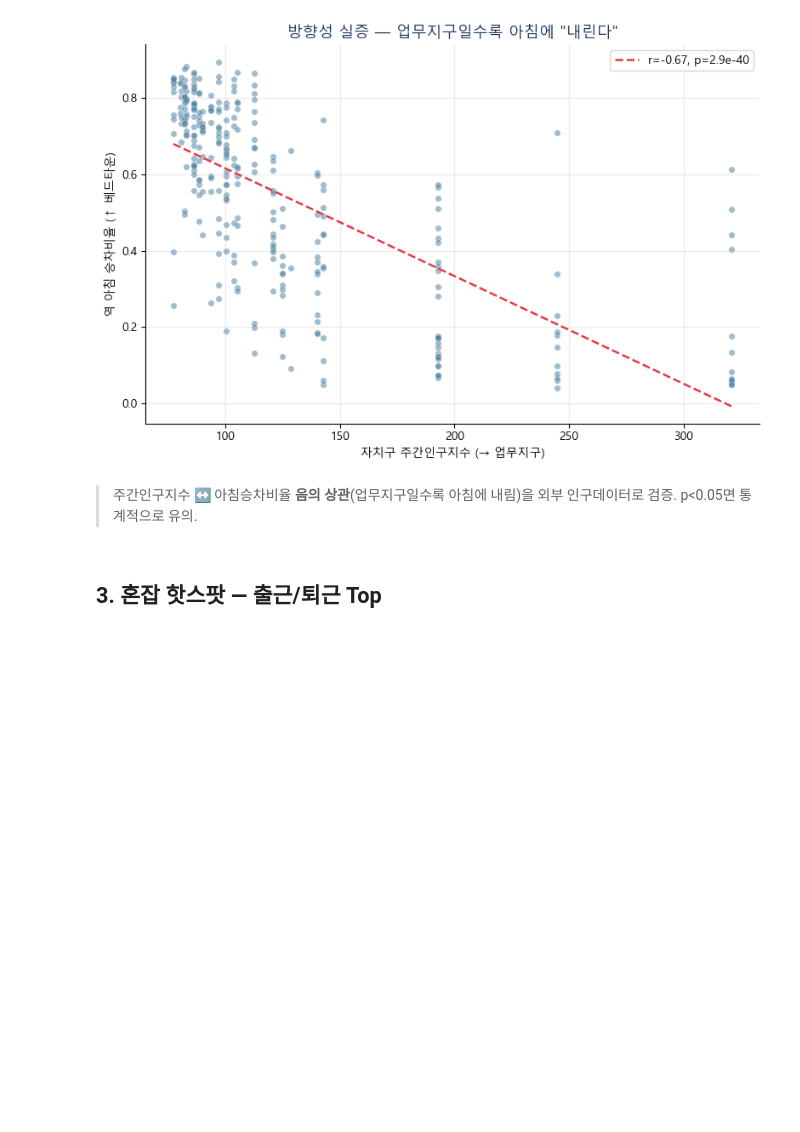
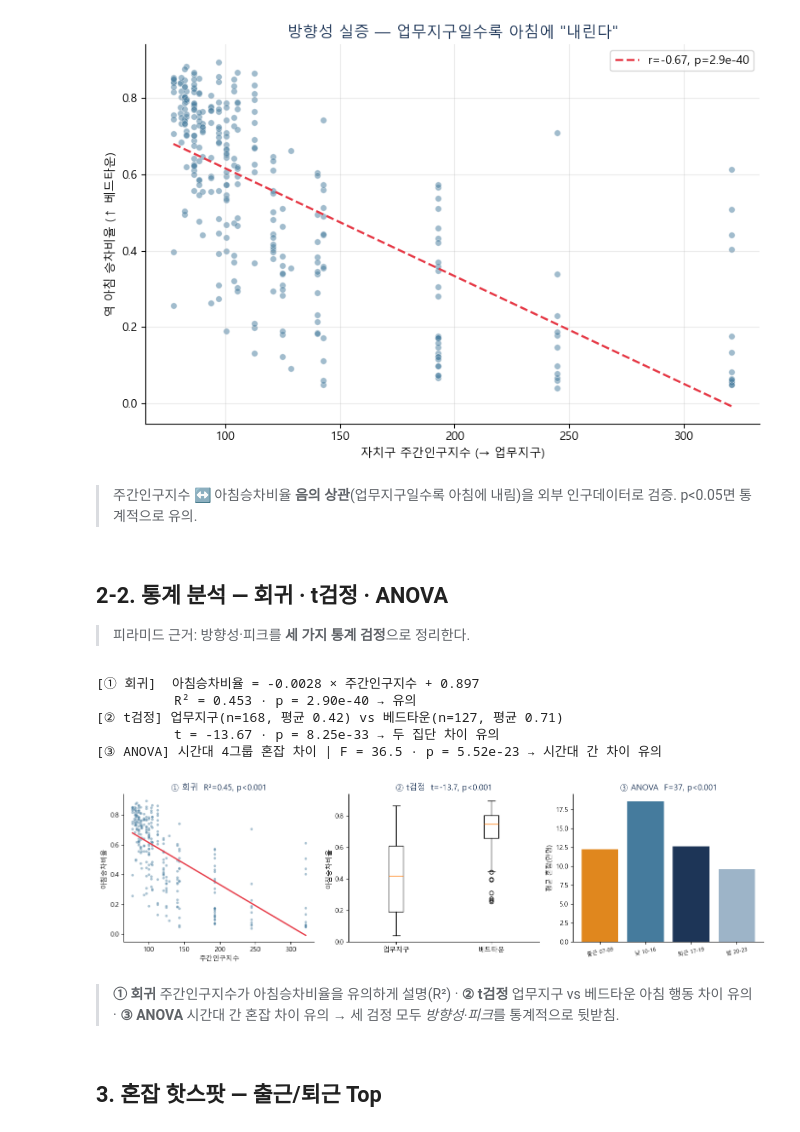
Before and after one commit to yw8837/yearsubway_11team, a Jupyter notebook: [T-XI] 서울지하철_혼잡도분석 (노트).ipynb, the cells around one changed output. Saved outputs shown, nothing was run; the diff lists cells and outputs as text; code cells hidden in the pictures; blank space fills up the shorter version.

```diff
--- a/[T-XI] 서울지하철_혼잡도분석 (노트).ipynb
+++ b/[T-XI] 서울지하철_혼잡도분석 (노트).ipynb
@@ -97,6 +97,55 @@ ax.legend(); ax.spines[['top','right']].set_visible(False); ax.grid(alpha=.25);
 [figure]
 # %% [markdown]
 > 주간인구지수 ↔ 아침승차비율 **음의 상관**(업무지구일수록 아침에 내림)을 외부 인구데이터로 검증. p<0.05면 통계적으로 유의.
+# %% [markdown]
+## 2-2. 통계 분석 — 회귀 · t검정 · ANOVA
+> 피라미드 근거: 방향성·피크를 **세 가지 통계 검정**으로 정리한다.
+# %%
+from scipy.stats import linregress, ttest_ind, f_oneway
+
+# ① 선형회귀 — 주간인구지수(독립) → 아침승차비율(종속)
+lr = linregress(v['주간인구지수'], v['아침승차비율'])
+print(f'[① 회귀]  아침승차비율 = {lr.slope:.4f} × 주간인구지수 + {lr.intercept:.3f}')
+print(f'          R² = {lr.rvalue**2:.3f} · p = {lr.pvalue:.2e} → ' + ('유의' if lr.pvalue < 0.05 else '비유의'))
+
+# ② t검정 — 업무지구 vs 베드타운 아침승차비율 (독립표본)
+biz = v[v['주간인구지수'] >= 100]['아침승차비율']
+bed = v[v['주간인구지수'] <  100]['아침승차비율']
+t, pt = ttest_ind(biz, bed, equal_var=False)
+print(f'[② t검정] 업무지구(n={len(biz)}, 평균 {biz.mean():.2f}) vs 베드타운(n={len(bed)}, 평균 {bed.mean():.2f})')
+print(f'          t = {t:.2f} · p = {pt:.2e} → ' + ('두 집단 차이 유의' if pt < 0.05 else '비유의'))
+
+# ③ ANOVA — 시간대 4그룹 역별 혼잡 (일원배치)
+grp = {'출근 07-09': ('07','08'), '낮 10-16': ('10','11','12','13','14','15'),
+       '퇴근 17-19': ('17','18'), '밤 20-23': ('20','21','22','23')}
+arrs = [jun.groupby('지하철역')[[c for c in on+off if c[:2] in h]].sum().sum(1).values for h in grp.values()]
+F, pf = f_oneway(*arrs)
+print(f'[③ ANOVA] 시간대 4그룹 혼잡 차이 | F = {F:.1f} · p = {pf:.2e} → ' + ('시간대 간 차이 유의' if pf < 0.05 else '비유의'))
+
+# 통계 시각화 3종
+fig, ax = plt.subplots(1, 3, figsize=(14, 4))
+ax[0].scatter(v['주간인구지수'], v['아침승차비율'], s=16, c=BLUE, alpha=.45, edgecolors='white', lw=.3)
+xs = np.array([v['주간인구지수'].min(), v['주간인구지수'].max()])
+ax[0].plot(xs, lr.slope*xs + lr.intercept, color=RED, lw=2)
+ax[0].set_title(f'① 회귀  R²={lr.rvalue**2:.2f}, p<0.001', color=NAVY)
+ax[0].set_xlabel('주간인구지수'); ax[0].set_ylabel('아침승차비율')
+ax[1].boxplot([biz.values, bed.values])
+ax[1].set_xticks([1, 2]); ax[1].set_xticklabels(['업무지구', '베드타운'])
+ax[1].set_title(f'② t검정  t={t:.1f}, p<0.001', color=NAVY); ax[1].set_ylabel('아침승차비율')
+ax[2].bar(range(4), [a.mean()/1e4 for a in arrs], color=[GOLD, BLUE, NAVY, '#9DB4C8'])
+ax[2].set_xticks(range(4)); ax[2].set_xticklabels(list(grp.keys()), fontsize=8, rotation=12)
+ax[2].set_title(f'③ ANOVA  F={F:.0f}, p<0.001', color=NAVY); ax[2].set_ylabel('평균 혼잡(만명)')
+for a in ax: a.spines[['top','right']].set_visible(False)
+plt.tight_layout(); plt.show()
+# %% [output]
+[① 회귀]  아침승차비율 = -0.0028 × 주간인구지수 + 0.897
+          R² = 0.453 · p = 2.90e-40 → 유의
+[② t검정] 업무지구(n=168, 평균 0.42) vs 베드타운(n=127, 평균 0.71)
+          t = -13.67 · p = 8.25e-33 → 두 집단 차이 유의
+[③ ANOVA] 시간대 4그룹 혼잡 차이 | F = 36.5 · p = 5.52e-23 → 시간대 간 차이 유의
+[figure, added]
+# %% [markdown]
+> **① 회귀** 주간인구지수가 아침승차비율을 유의하게 설명(R²) · **② t검정** 업무지구 vs 베드타운 아침 행동 차이 유의 · **③ ANOVA** 시간대 간 혼잡 차이 유의 → 세 검정 모두 *방향성·피크*를 통계적으로 뒷받침.
 # %% [markdown]
 ## 3. 혼잡 핫스팟 — 출근/퇴근 Top
 # %%
```
Also changed, not shown: parts of 1 cell of this notebook, 14 other files.
